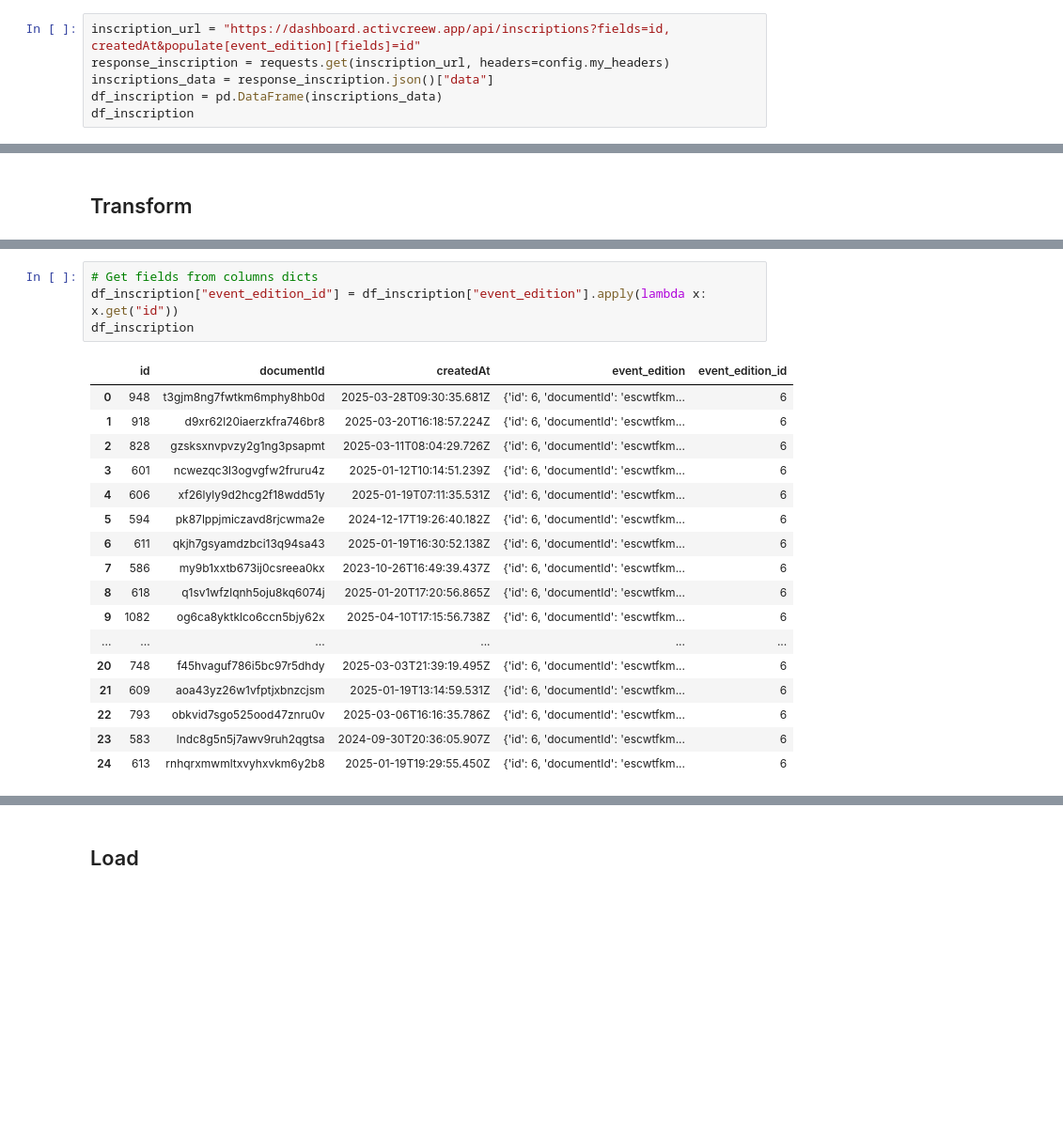
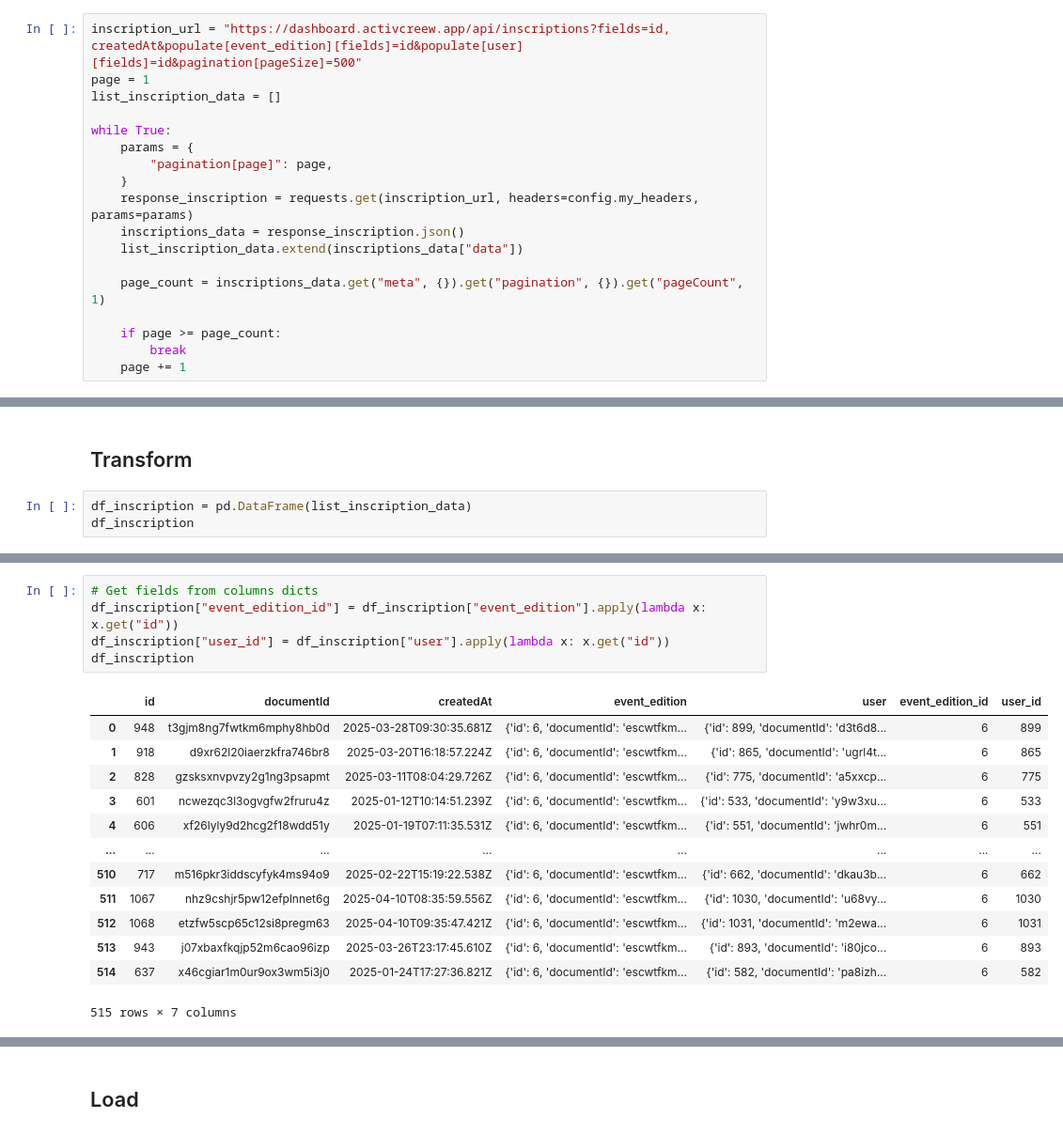
Before and after one commit to canopee-europe/data_analysis, a Jupyter notebook: ActiveCrew/ETL/inscriptions_data.ipynb, the cells around one changed output, grey strips where cells are left out. Shown at 94% size. Cells and saved outputs as stored; diff of their text form; blank space fills up the shorter version.

Commit message:
ActivCreew : queries / transforms / loads

```diff
--- a/ActiveCrew/ETL/inscriptions_data.ipynb
+++ b/ActiveCrew/ETL/inscriptions_data.ipynb
@@ -6,8 +6,20 @@ import config
 # %% [markdown]
 ## Extract
 # %%
-inscription_url = "https://dashboard.activcreew.app/api/inscriptions?fields=id, createdAt&populate[event_edition][fields]=id"
-response_inscription = requests.get(inscription_url, headers=config.my_headers)
-inscriptions_data = response_inscription.json()["data"]
-df_inscription = pd.DataFrame(inscriptions_data)
-df_inscription
+inscription_url = "https://dashboard.activcreew.app/api/inscriptions?fields=id, createdAt&populate[event_edition][fields]=id&populate[user][fields]=id&pagination[pageSize]=500"
+page = 1
+list_inscription_data = []
+
+while True:
+    params = {
+        "pagination[page]": page,
+    }
+    response_inscription = requests.get(inscription_url, headers=config.my_headers, params=params)
+    inscriptions_data = response_inscription.json()
+    list_inscription_data.extend(inscriptions_data["data"])
+
+    page_count = inscriptions_data.get("meta", {}).get("pagination", {}).get("pageCount", 1)
+
+    if page >= page_count:
+        break
+    page += 1
@@ -32,2 +26,5 @@ df_inscription
 # %% [markdown]
 ## Transform
+# %%
+df_inscription = pd.DataFrame(list_inscription_data)
+df_inscription
@@ -34,24 +45,21 @@ df_inscription
 # %%
 # Get fields from columns dicts
 df_inscription["event_edition_id"] = df_inscription["event_edition"].apply(lambda x: x.get("id"))
+df_inscription["user_id"] = df_inscription["user"].apply(lambda x: x.get("id"))
 df_inscription
 # %% [output]
-|  | id | documentId | createdAt | event_edition | event_edition_id |
-| 0 | 948 | t3gjm8ng7fwtkm6mphy8hb0d | 2025-03-28T09:30:35.681Z | {'id': 6, 'documentId': 'escwtfkm... | 6 |
-| 1 | 918 | d9xr62l20iaerzkfra746br8 | 2025-03-20T16:18:57.224Z | {'id': 6, 'documentId': 'escwtfkm... | 6 |
-| 2 | 828 | gzsksxnvpvzy2g1ng3psapmt | 2025-03-11T08:04:29.726Z | {'id': 6, 'documentId': 'escwtfkm... | 6 |
-| 3 | 601 | ncwezqc3l3ogvgfw2fruru4z | 2025-01-12T10:14:51.239Z | {'id': 6, 'documentId': 'escwtfkm... | 6 |
-| 4 | 606 | xf26lyly9d2hcg2f18wdd51y | 2025-01-19T07:11:35.531Z | {'id': 6, 'documentId': 'escwtfkm... | 6 |
-| 5 | 594 | pk87lppjmiczavd8rjcwma2e | 2024-12-17T19:26:40.182Z | {'id': 6, 'documentId': 'escwtfkm... | 6 |
-| 6 | 611 | qkjh7gsyamdzbci13q94sa43 | 2025-01-19T16:30:52.138Z | {'id': 6, 'documentId': 'escwtfkm... | 6 |
-| 7 | 586 | my9b1xxtb673ij0csreea0kx | 2023-10-26T16:49:39.437Z | {'id': 6, 'documentId': 'escwtfkm... | 6 |
-| 8 | 618 | q1sv1wfzlqnh5oju8kq6074j | 2025-01-20T17:20:56.865Z | {'id': 6, 'documentId': 'escwtfkm... | 6 |
-| 9 | 1082 | og6ca8yktklco6ccn5bjy62x | 2025-04-10T17:15:56.738Z | {'id': 6, 'documentId': 'escwtfkm... | 6 |
-| ... | ... | ... | ... | ... | ... |
-| 20 | 748 | f45hvaguf786i5bc97r5dhdy | 2025-03-03T21:39:19.495Z | {'id': 6, 'documentId': 'escwtfkm... | 6 |
-| 21 | 609 | aoa43yz26w1vfptjxbnzcjsm | 2025-01-19T13:14:59.531Z | {'id': 6, 'documentId': 'escwtfkm... | 6 |
-| 22 | 793 | obkvid7sgo525ood47znru0v | 2025-03-06T16:16:35.786Z | {'id': 6, 'documentId': 'escwtfkm... | 6 |
-| 23 | 583 | lndc8g5n5j7awv9ruh2qgtsa | 2024-09-30T20:36:05.907Z | {'id': 6, 'documentId': 'escwtfkm... | 6 |
-| 24 | 613 | rnhqrxmwmltxvyhxvkm6y2b8 | 2025-01-19T19:29:55.450Z | {'id': 6, 'documentId': 'escwtfkm... | 6 |
+|  | id | documentId | createdAt | event_edition | user | event_edition_id | user_id |
+| 0 | 948 | t3gjm8ng7fwtkm6mphy8hb0d | 2025-03-28T09:30:35.681Z | {'id': 6, 'documentId': 'escwtfkm... | {'id': 899, 'documentId': 'd3t6d8... | 6 | 899 |
+| 1 | 918 | d9xr62l20iaerzkfra746br8 | 2025-03-20T16:18:57.224Z | {'id': 6, 'documentId': 'escwtfkm... | {'id': 865, 'documentId': 'ugrl4t... | 6 | 865 |
+| 2 | 828 | gzsksxnvpvzy2g1ng3psapmt | 2025-03-11T08:04:29.726Z | {'id': 6, 'documentId': 'escwtfkm... | {'id': 775, 'documentId': 'a5xxcp... | 6 | 775 |
+| 3 | 601 | ncwezqc3l3ogvgfw2fruru4z | 2025-01-12T10:14:51.239Z | {'id': 6, 'documentId': 'escwtfkm... | {'id': 533, 'documentId': 'y9w3xu... | 6 | 533 |
+| 4 | 606 | xf26lyly9d2hcg2f18wdd51y | 2025-01-19T07:11:35.531Z | {'id': 6, 'documentId': 'escwtfkm... | {'id': 551, 'documentId': 'jwhr0m... | 6 | 551 |
+| ... | ... | ... | ... | ... | ... | ... | ... |
+| 510 | 717 | m516pkr3iddscyfyk4ms94o9 | 2025-02-22T15:19:22.538Z | {'id': 6, 'documentId': 'escwtfkm... | {'id': 662, 'documentId': 'dkau3b... | 6 | 662 |
+| 511 | 1067 | nhz9cshjr5pw12efplnnet6g | 2025-04-10T08:35:59.556Z | {'id': 6, 'documentId': 'escwtfkm... | {'id': 1030, 'documentId': 'u68vy... | 6 | 1030 |
+| 512 | 1068 | etzfw5scp65c12si8pregm63 | 2025-04-10T09:35:47.421Z | {'id': 6, 'documentId': 'escwtfkm... | {'id': 1031, 'documentId': 'm2ewa... | 6 | 1031 |
+| 513 | 943 | j07xbaxfkqjp52m6cao96izp | 2025-03-26T23:17:45.610Z | {'id': 6, 'documentId': 'escwtfkm... | {'id': 893, 'documentId': 'i80jco... | 6 | 893 |
+| 514 | 637 | x46cgiar1m0ur9ox3wm5i3j0 | 2025-01-24T17:27:36.821Z | {'id': 6, 'documentId': 'escwtfkm... | {'id': 582, 'documentId': 'pa8izh... | 6 | 582 |
+515 rows × 7 columns
 # %%
 # Drop useless columns
```
Also changed, not shown: parts of 4 cells of this notebook, 7 other files.
